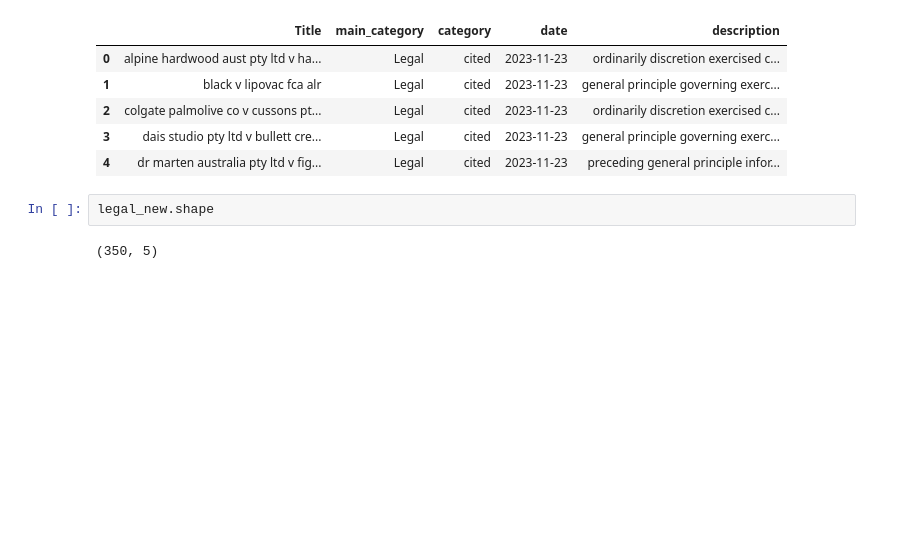
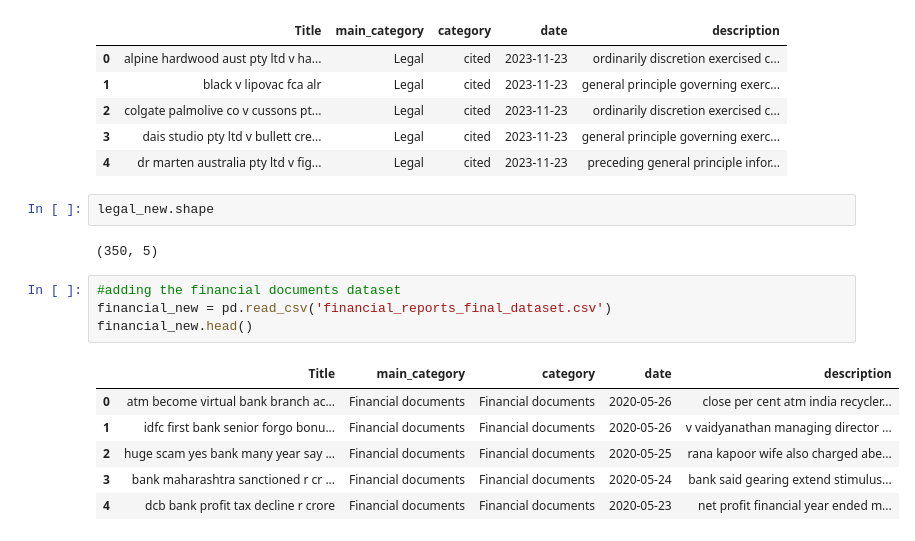
Before and after one commit to diksha-ashkid/NLP-text-doc-classification, a Jupyter notebook: Dataset/combining_dataset.ipynb, the cells around one changed output. Saved outputs shown, nothing was run; the diff lists cells and outputs as text; blank space fills up the shorter version.

```diff
--- a/Dataset/combining_dataset.ipynb
+++ b/Dataset/combining_dataset.ipynb
@@ -156,4 +152,15 @@ legal_new.head()
 legal_new.shape
 # %% [output]
 (350, 5)
+# %%
+#adding the financial documents dataset
+financial_new = pd.read_csv('financial_reports_final_dataset.csv')
+financial_new.head()
+# %% [output]
+|  | Title | main_category | category | date | description |
+| 0 | atm become virtual bank branch ac... | Financial documents | Financial documents | 2020-05-26 | close per cent atm india recycler... |
+| 1 | idfc first bank senior forgo bonu... | Financial documents | Financial documents | 2020-05-26 | v vaidyanathan managing director ... |
+| 2 | huge scam yes bank many year say ... | Financial documents | Financial documents | 2020-05-25 | rana kapoor wife also charged abe... |
+| 3 | bank maharashtra sanctioned r cr ... | Financial documents | Financial documents | 2020-05-24 | bank said gearing extend stimulus... |
+| 4 | dcb bank profit tax decline r crore | Financial documents | Financial documents | 2020-05-23 | net profit financial year ended m... |
 # %%
```
Also changed, not shown: parts of 6 cells of this notebook.
